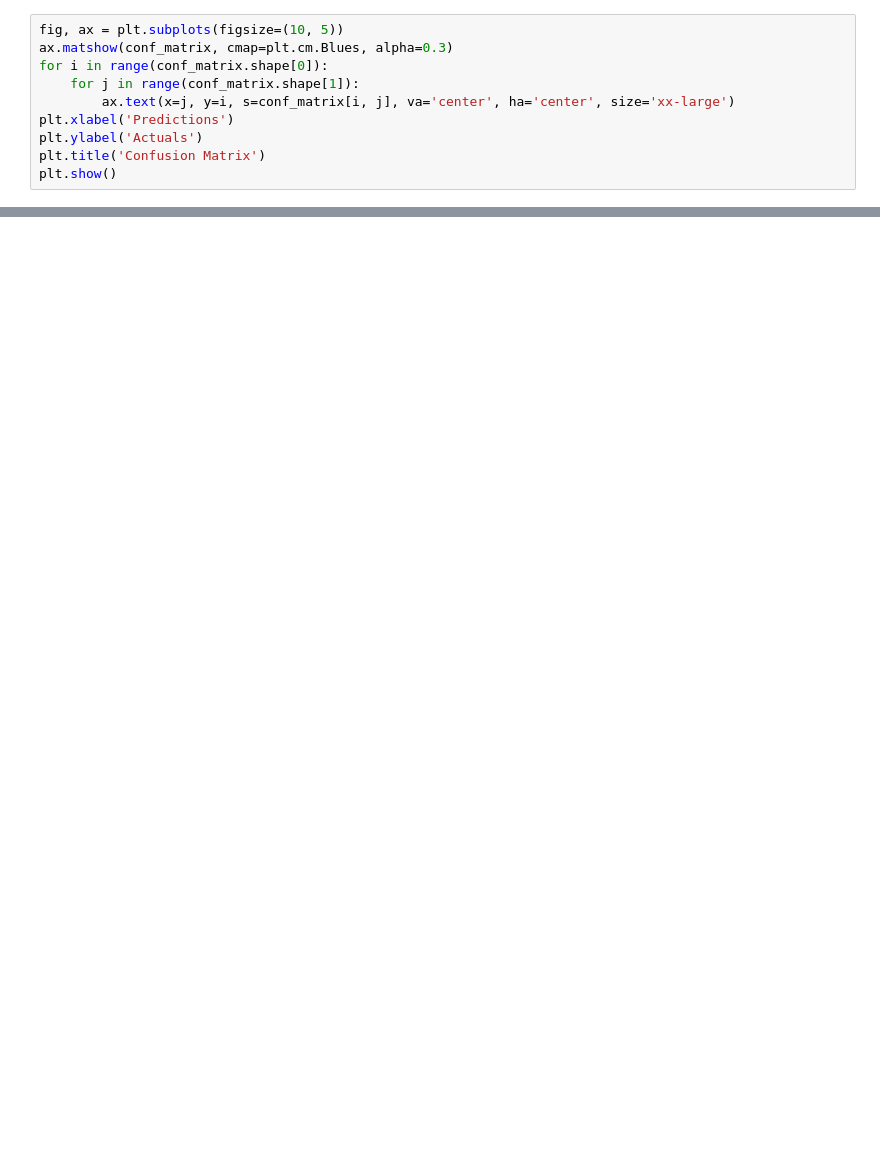
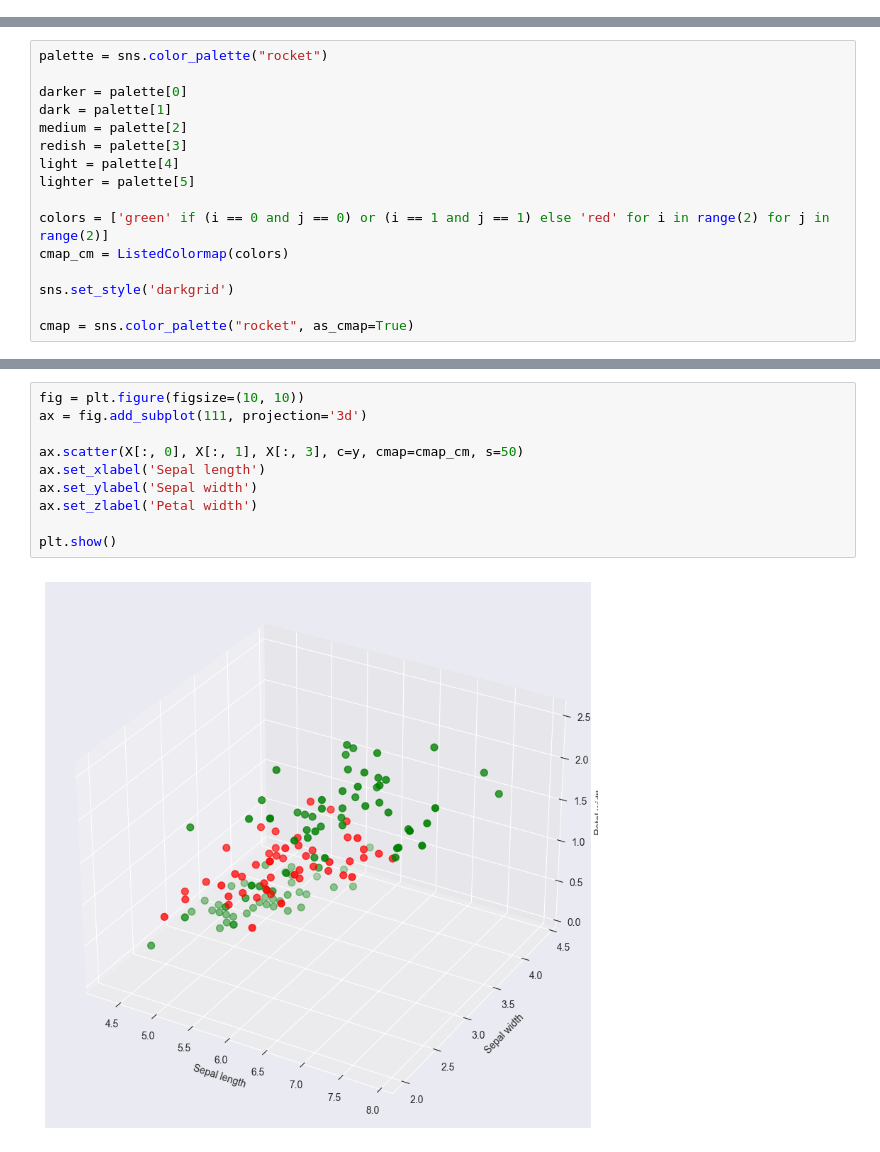
Before and after one commit to aurelien-adjimi/customer-personality-analysis, a Jupyter notebook: kmeans.ipynb, the cells around one changed output, grey strips where cells are left out. Cells and saved outputs as stored; diff of their text form; blank space fills up the shorter version.

```diff
--- a/kmeans.ipynb
+++ b/kmeans.ipynb
@@ -33,10 +0,0 @@ conf_matrix = confusion_matrix(y, iris_kmeans.labels_)
-# %%
-fig, ax = plt.subplots(figsize=(10, 5))
-ax.matshow(conf_matrix, cmap=plt.cm.Blues, alpha=0.3)
-for i in range(conf_matrix.shape[0]):
-    for j in range(conf_matrix.shape[1]):
-        ax.text(x=j, y=i, s=conf_matrix[i, j], va='center', ha='center', size='xx-large')
-plt.xlabel('Predictions')
-plt.ylabel('Actuals')
-plt.title('Confusion Matrix')
-plt.show()
@@ -298,0 +33,16 @@ Celui-ci varie de -1 à 1 :**
+# %%
+palette = sns.color_palette("rocket")
+
+darker = palette[0]
+dark = palette[1]
+medium = palette[2]
+redish = palette[3]
+light = palette[4]
+lighter = palette[5]
+
+colors = ['green' if (i == 0 and j == 0) or (i == 1 and j == 1) else 'red' for i in range(2) for j in range(2)]
+cmap_cm = ListedColormap(colors)
+
+sns.set_style('darkgrid')
+
+cmap = sns.color_palette("rocket", as_cmap=True)
@@ -298,0 +74,12 @@ Celui-ci varie de -1 à 1 :**
+# %%
+fig = plt.figure(figsize=(10, 10))
+ax = fig.add_subplot(111, projection='3d')
+
+ax.scatter(X[:, 0], X[:, 1], X[:, 3], c=y, cmap=cmap_cm, s=50)
+ax.set_xlabel('Sepal length')
+ax.set_ylabel('Sepal width')
+ax.set_zlabel('Petal width')
+
+plt.show()
+# %% [output]
+[figure, added]
```
Also changed, not shown: parts of 98 cells of this notebook, 2 other files.
